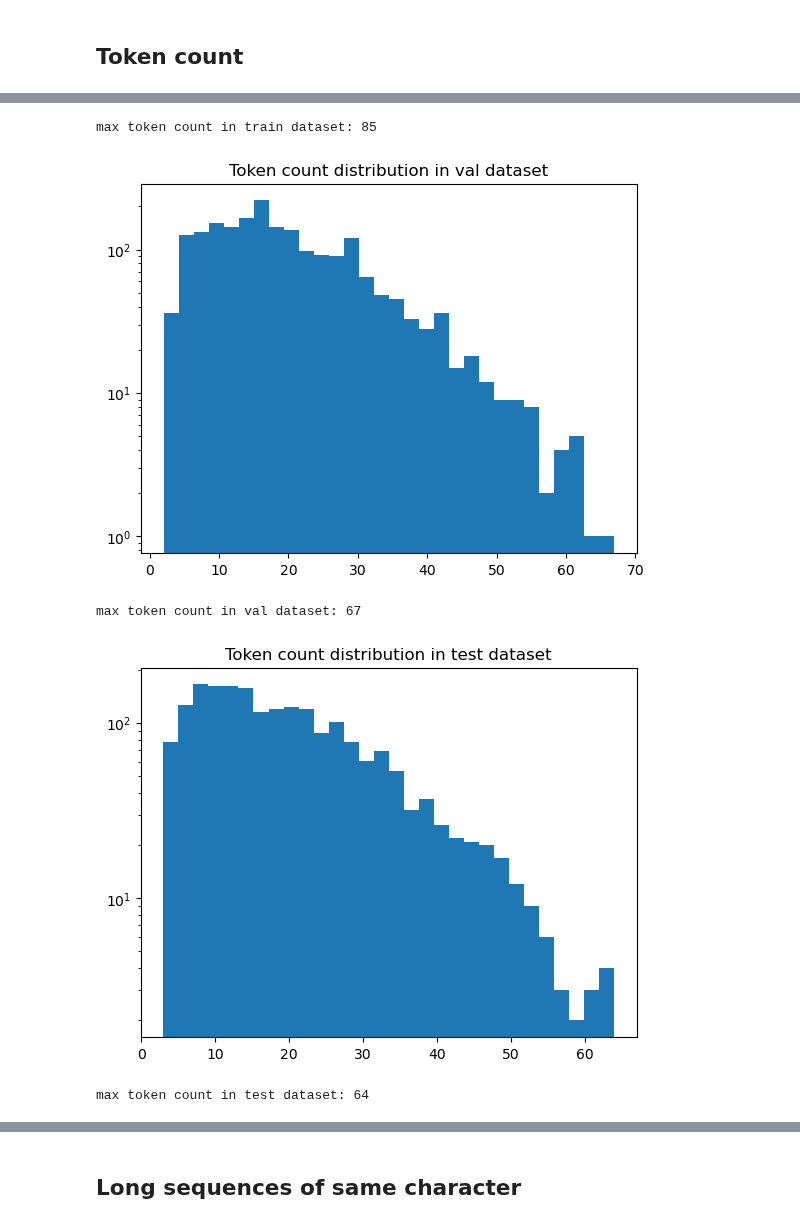
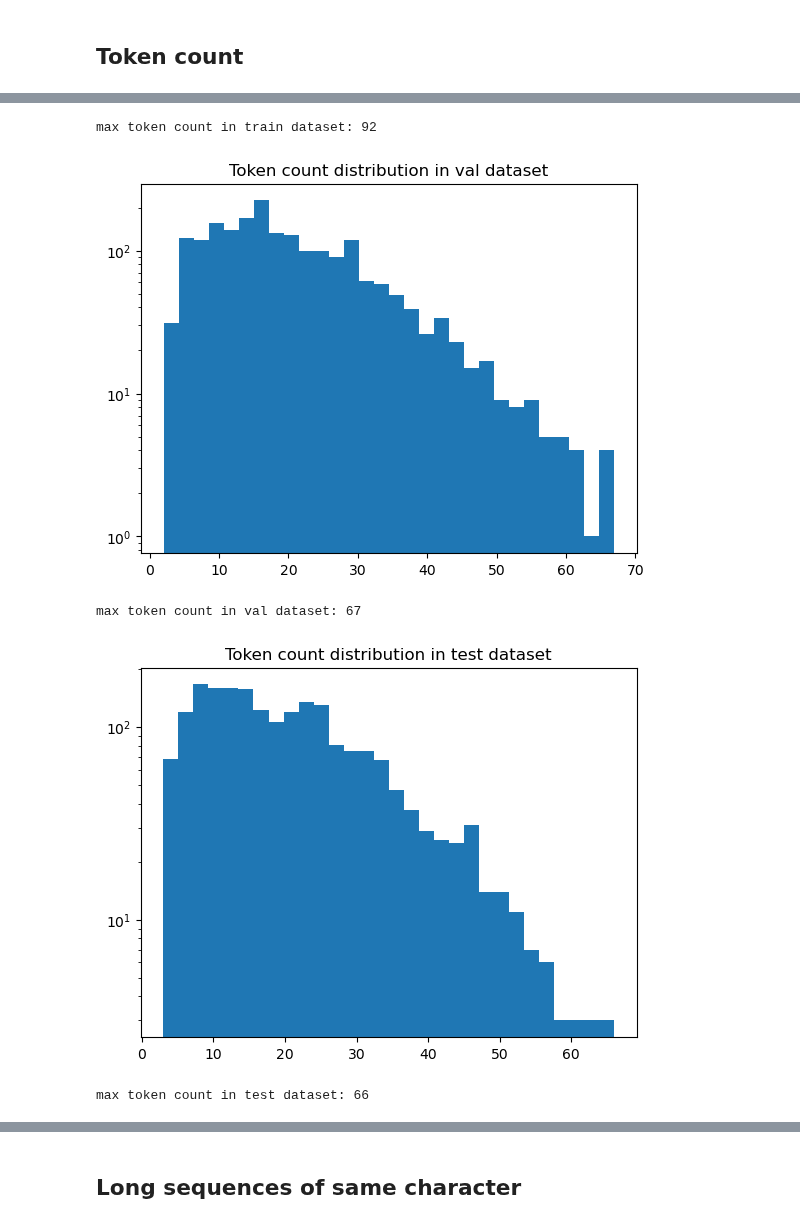
Before and after one commit to Nsivaa/HLT, a Jupyter notebook: Twitter_data_exploration.ipynb, the cells around one changed output, grey strips where cells are left out. Drawn from its saved outputs; the diff is of its cells as text; code cells hidden in the pictures.

```diff
--- a/Twitter_data_exploration.ipynb
+++ b/Twitter_data_exploration.ipynb
@@ -204,7 +204,7 @@ for name, dataset in zip(['train', 'val', 'test'], [train_df, val_df, test_df]):
 ## Token count
 # %%
 # count token count distribution using bert tokenizer
-tokenizer = BertTokenizer.from_pretrained('bert-base-uncased')
+tokenizer = BertTokenizer.from_pretrained('bert-base-cased')
 token_counts_dict = {}
 for name, dataset in zip(['train', 'val', 'test'], [train_df, val_df, test_df]):
     token_counts = []
@@ -223,8 +223,8 @@ for name, dataset in zip(['train', 'val', 'test'], [train_df, val_df, test_df]):
-max token count in train dataset: 85
+max token count in train dataset: 92
-[figure, old version]
+[figure, new version]
 max token count in val dataset: 67
-[figure, old version]
+[figure, new version]
-max token count in test dataset: 64
+max token count in test dataset: 66
 # %%
 #get sentences with high token count
 occ = train_df[[el > 70 for el in token_counts_dict['train']]]
```
Also changed, not shown: parts of 6 cells of this notebook, 10 other files.
